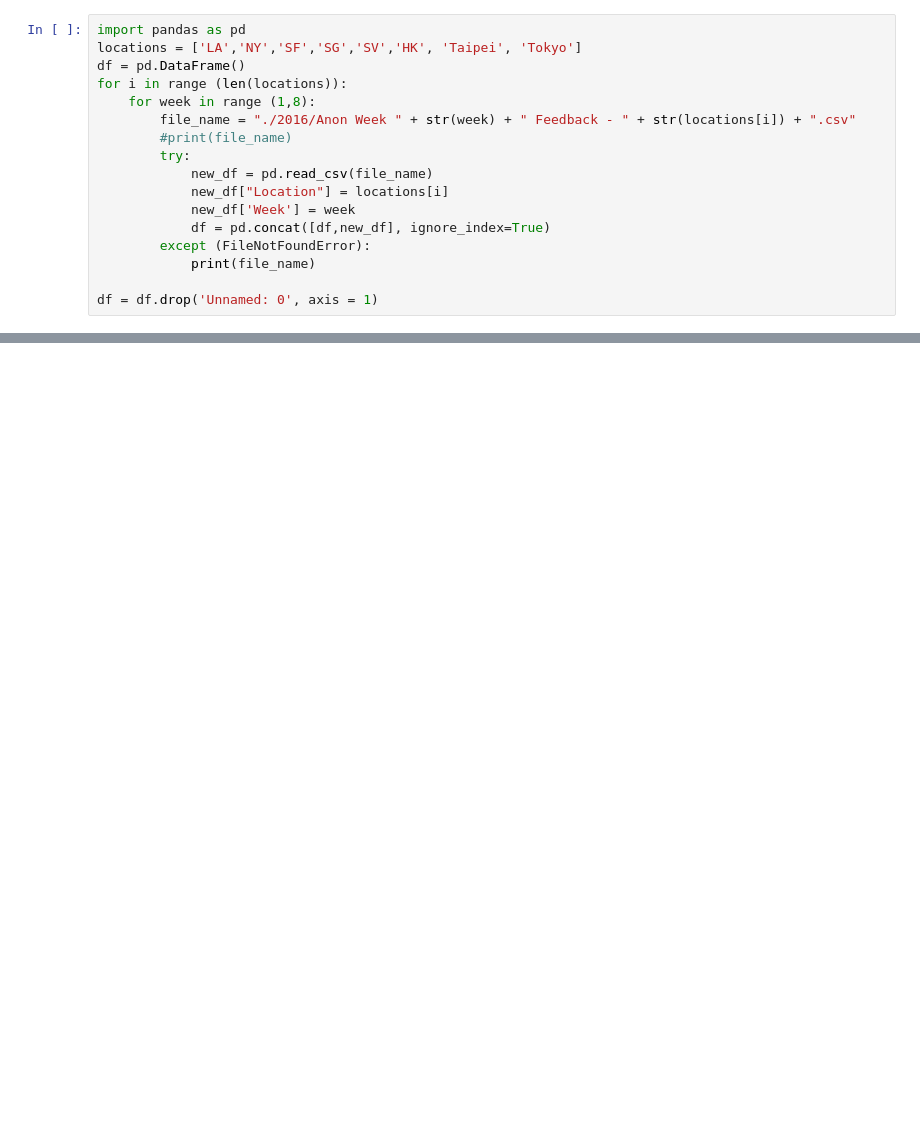
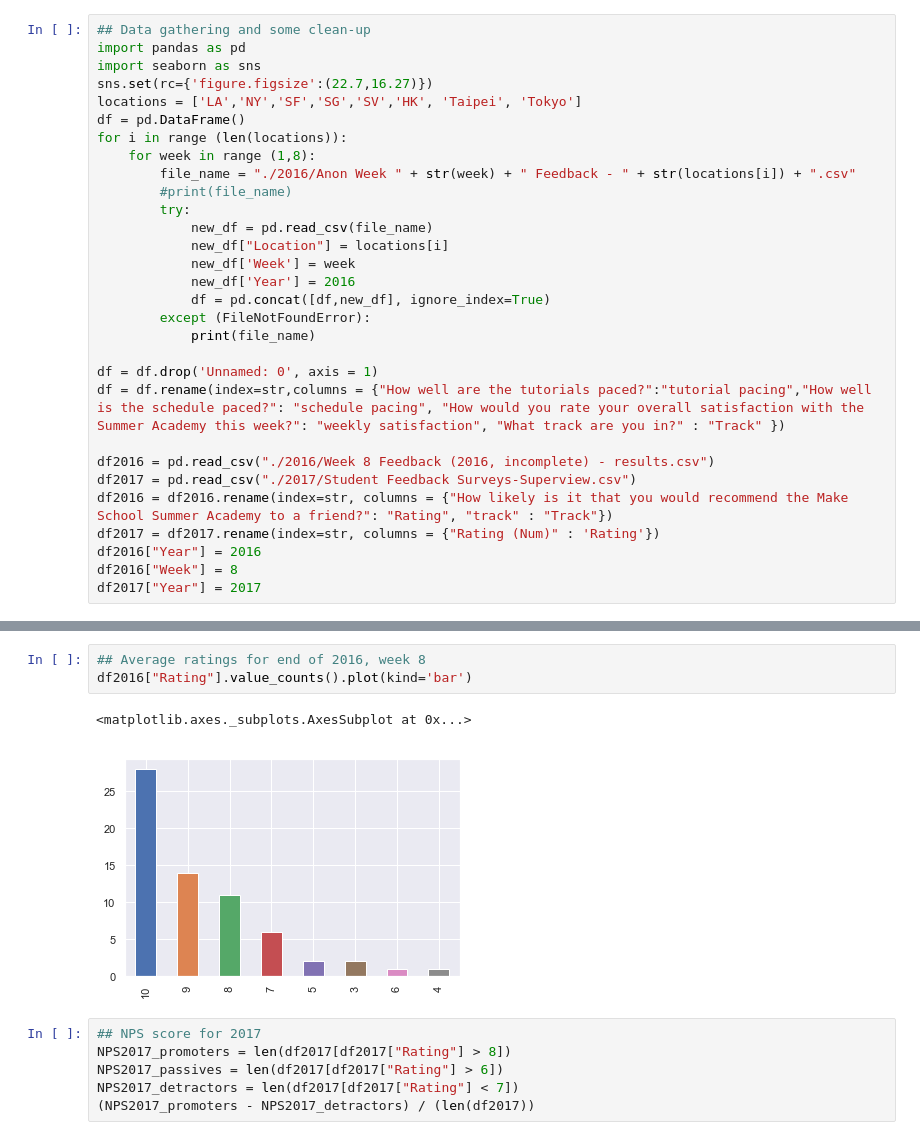
Before and after one commit to SWHarrison/DS1-1, a Jupyter notebook: notebooks/NPS Project/NPS.ipynb, the cells around one changed output, grey strips where cells are left out. Drawn from its saved outputs; the diff is of its cells as text; blank space fills up the shorter version.

```diff
--- a/notebooks/NPS Project/NPS.ipynb
+++ b/notebooks/NPS Project/NPS.ipynb
@@ -1,5 +1,8 @@
 # %%
+## Data gathering and some clean-up
 import pandas as pd
+import seaborn as sns
+sns.set(rc={'figure.figsize':(22.7,16.27)})
 locations = ['LA','NY','SF','SG','SV','HK', 'Taipei', 'Tokyo']
 df = pd.DataFrame()
 for i in range (len(locations)):
@@ -10,9 +13,19 @@ for i in range (len(locations)):
             new_df = pd.read_csv(file_name)
             new_df["Location"] = locations[i]
             new_df['Week'] = week
+            new_df['Year'] = 2016
             df = pd.concat([df,new_df], ignore_index=True)
         except (FileNotFoundError):
             print(file_name)
 
 df = df.drop('Unnamed: 0', axis = 1)
+df = df.rename(index=str,columns = {"How well are the tutorials paced?":"tutorial pacing","How well is the schedule paced?": "schedule pacing", "How would you rate your overall satisfaction with the Summer Academy this week?": "weekly satisfaction", "What track are you in?" : "Track" })
+
+df2016 = pd.read_csv("./2016/Week 8 Feedback (2016, incomplete) - results.csv")
+df2017 = pd.read_csv("./2017/Student Feedback Surveys-Superview.csv")
+df2016 = df2016.rename(index=str, columns = {"How likely is it that you would recommend the Make School Summer Academy to a friend?": "Rating", "track" : "Track"})
+df2017 = df2017.rename(index=str, columns = {"Rating (Num)" : 'Rating'})
+df2016["Year"] = 2016
+df2016["Week"] = 8
+df2017["Year"] = 2017
 # %% [output]
@@ -140,0 +137,12 @@ Name: pacing, dtype: int64
+# %%
+## Average ratings for end of 2016, week 8
+df2016["Rating"].value_counts().plot(kind='bar')
+# %% [output]
+<matplotlib.axes._subplots.AxesSubplot at 0x...>
+[figure, added]
+# %%
+## NPS score for 2017
+NPS2017_promoters = len(df2017[df2017["Rating"] > 8])
+NPS2017_passives = len(df2017[df2017["Rating"] > 6])
+NPS2017_detractors = len(df2017[df2017["Rating"] < 7])
+(NPS2017_promoters - NPS2017_detractors) / (len(df2017))
```
Also changed, not shown: parts of 24 cells of this notebook, 1 other file.
